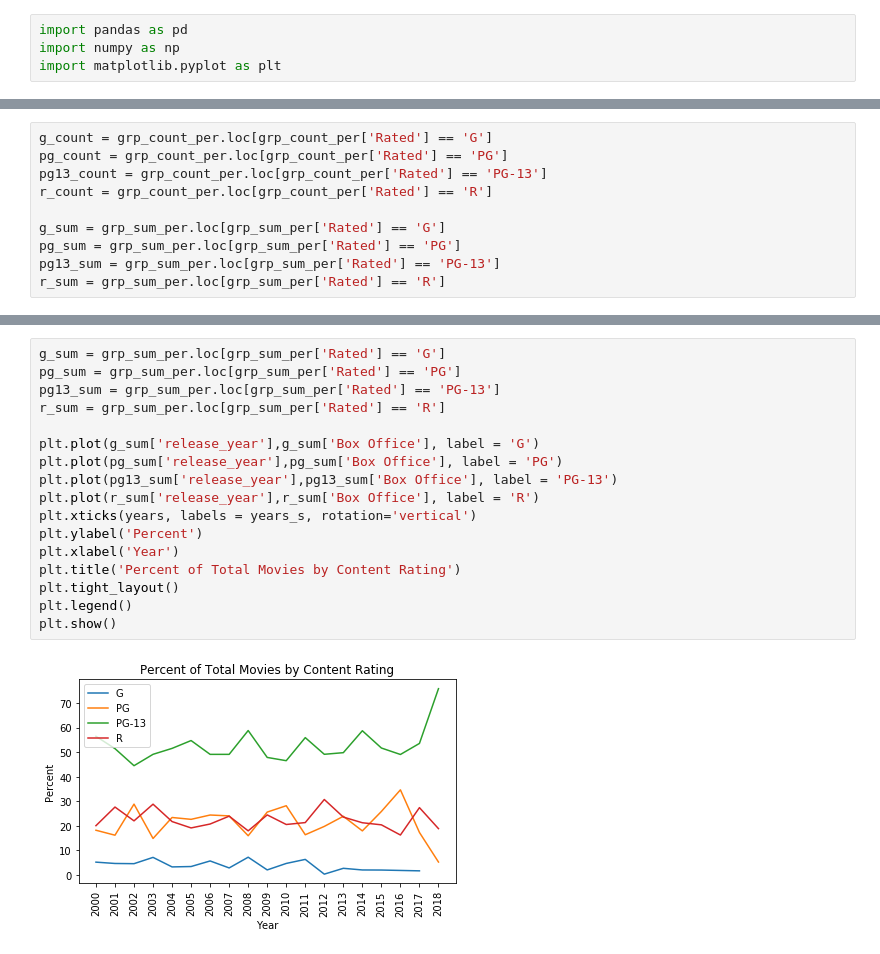
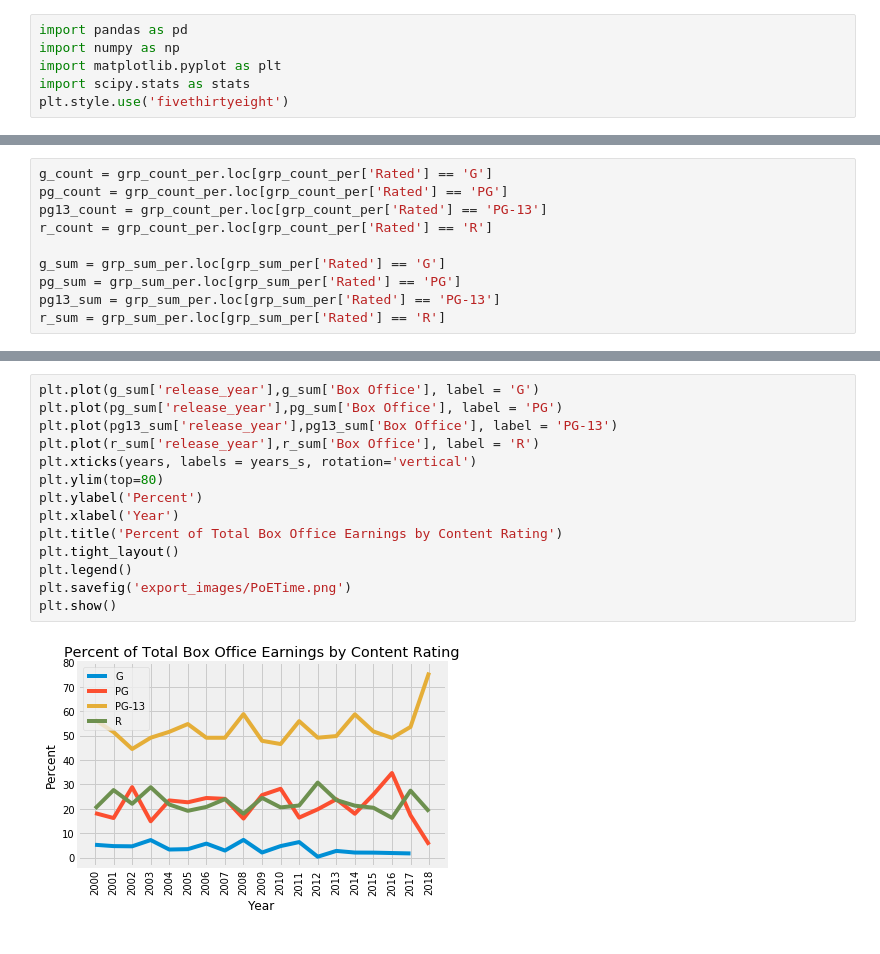
Before and after one commit to davidneedsmorecoffee/movie-trends, a Jupyter notebook: Content Rating Analysis.ipynb, the cells around one changed output, grey strips where cells are left out. Saved outputs shown, nothing was run; the diff lists cells and outputs as text.

```diff
--- a/Content Rating Analysis.ipynb
+++ b/Content Rating Analysis.ipynb
@@ -2,6 +2,8 @@
 import pandas as pd
 import numpy as np
 import matplotlib.pyplot as plt
+import scipy.stats as stats
+plt.style.use('fivethirtyeight')
 # %%
 df = pd.read_csv('project1/All_Movies_Working.csv')
 years = df['release_year'].unique()
@@ -135,19 +161,16 @@ plt.show()
 # %%
-g_sum = grp_sum_per.loc[grp_sum_per['Rated'] == 'G']
-pg_sum = grp_sum_per.loc[grp_sum_per['Rated'] == 'PG']
-pg13_sum = grp_sum_per.loc[grp_sum_per['Rated'] == 'PG-13']
-r_sum = grp_sum_per.loc[grp_sum_per['Rated'] == 'R']
-
 plt.plot(g_sum['release_year'],g_sum['Box Office'], label = 'G')
 plt.plot(pg_sum['release_year'],pg_sum['Box Office'], label = 'PG')
 plt.plot(pg13_sum['release_year'],pg13_sum['Box Office'], label = 'PG-13')
 plt.plot(r_sum['release_year'],r_sum['Box Office'], label = 'R')
 plt.xticks(years, labels = years_s, rotation='vertical')
+plt.ylim(top=80)
 plt.ylabel('Percent')
 plt.xlabel('Year')
-plt.title('Percent of Total Movies by Content Rating')
+plt.title('Percent of Total Box Office Earnings by Content Rating')
 plt.tight_layout()
 plt.legend()
+plt.savefig('export_images/PoETime.png')
 plt.show()
 # %% [output]
-[figure, old version]
+[figure, new version]
```
Also changed, not shown: parts of 10 cells of this notebook.
